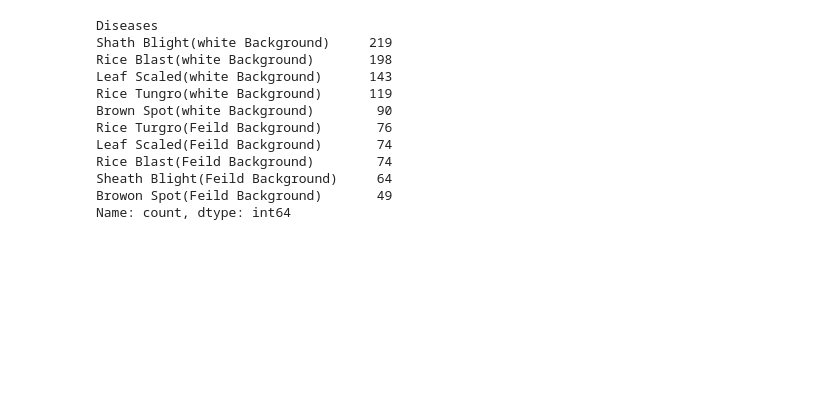
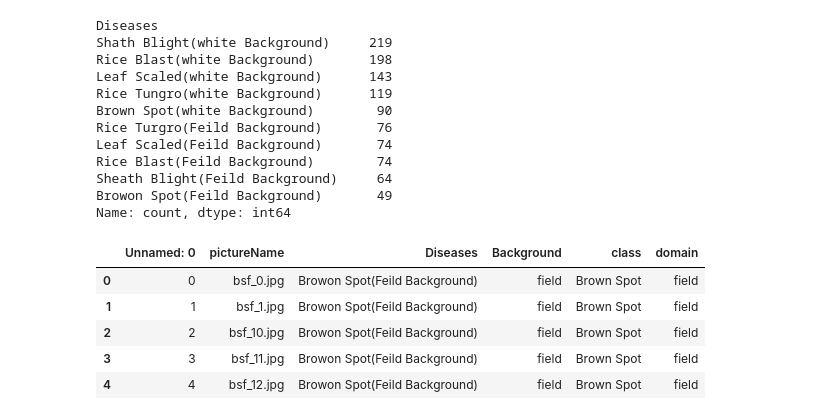
Before and after one commit to nattatatatan/cv-rice-leaf-disease-classification, a Jupyter notebook: dataset.ipynb, the cells around one changed output. Drawn from its saved outputs; the diff is of its cells as text; code cells hidden in the pictures; blank space fills up the shorter version.

```diff
--- a/dataset.ipynb
+++ b/dataset.ipynb
@@ -53,23 +57,32 @@ Name: count, dtype: int64
 # %%
 label_mapping = {
     "Shath Blight(white Background)": ("Sheath Blight", "white"),
     "Rice Blast(white Background)": ("Rice Blast", "white"),
     "Leaf Scaled(white Background)": ("Leaf Scald", "white"),
     "Rice Tungro(white Background)": ("Rice Tungro", "white"),
     "Brown Spot(white Background)": ("Brown Spot", "white"),
 
     "Rice Turgro(Feild Background)": ("Rice Tungro", "field"),
     "Leaf Scaled(Feild Background)": ("Leaf Scald", "field"),
     "Rice Blast(Feild Background)": ("Rice Blast", "field"),
     "Sheath Blight(Feild Background)": ("Sheath Blight", "field"),
     "Browon Spot(Feild Background)": ("Brown Spot", "field"),
 }
 
 df[["class", "domain"]] = pd.DataFrame(
     df["Diseases"]
     .map(lambda value: label_mapping.get(value, (None, None)))
     .tolist(),
     index=df.index,
     columns=["class", "domain"],
 )
+
+df.head()
+# %% [output]
+|  | Unnamed: 0 | pictureName | Diseases | Background | class | domain |
+| 0 | 0 | bsf_0.jpg | Browon Spot(Feild Background) | field | Brown Spot | field |
+| 1 | 1 | bsf_1.jpg | Browon Spot(Feild Background) | field | Brown Spot | field |
+| 2 | 2 | bsf_10.jpg | Browon Spot(Feild Background) | field | Brown Spot | field |
+| 3 | 3 | bsf_11.jpg | Browon Spot(Feild Background) | field | Brown Spot | field |
+| 4 | 4 | bsf_12.jpg | Browon Spot(Feild Background) | field | Brown Spot | field |
 # %%
```
Also changed, not shown: parts of 27 cells of this notebook.
